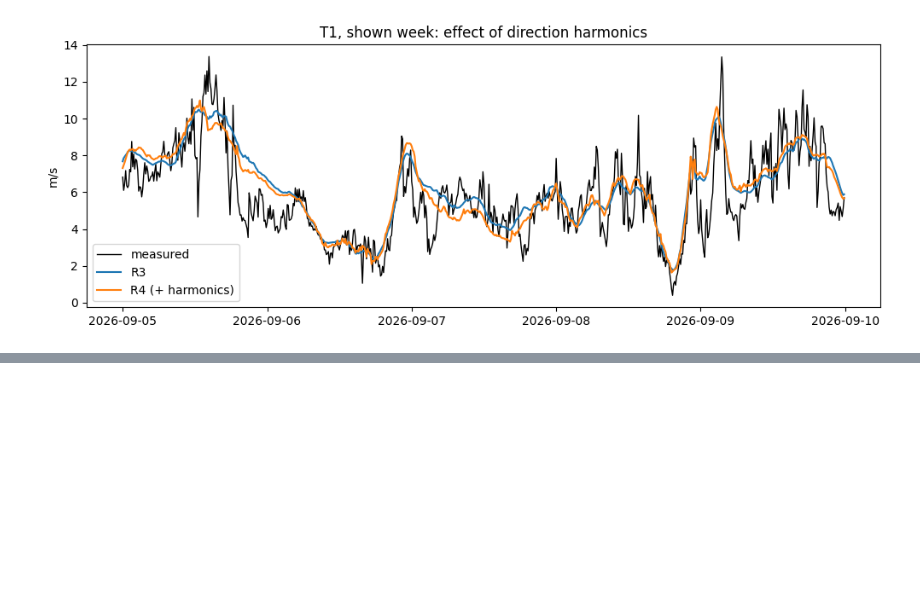
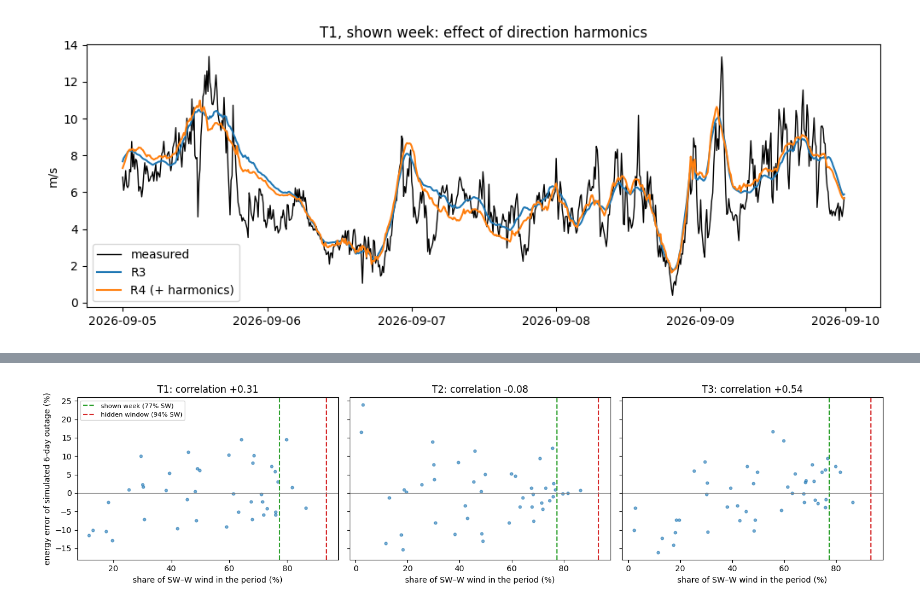
Before and after one commit to AdrianBodrug/Gone-with-the-wind-BayWe-Challenge, a Jupyter notebook: notebooks/data_analysis.ipynb, the cells around one changed output, grey strips where cells are left out. Cells and saved outputs as stored; diff of their text form; code cells hidden in the pictures; blank space fills up the shorter version.

```diff
--- a/notebooks/data_analysis.ipynb
+++ b/notebooks/data_analysis.ipynb
@@ -2175,0 +2291,37 @@ plt.show()
+# %%
+def circmean(df):
+    x = np.deg2rad(df)
+    return np.rad2deg(np.arctan2(np.sin(x).mean(axis=1), np.cos(x).mean(axis=1))) % 360
+
+dir_O = circmean(wide["wind_direction"][["O1", "O2"]])
+sw = ((dir_O >= 200) & (dir_O <= 290)).astype(float).where(dir_O.notna())     # SW-W: T1's wake directions
+
+def simulated_windows(t, steps, min_cover=0.9, min_energy_frac=0.1):
+    """Every simulated outage of `steps` steps: energy error and share of SW-W wind."""
+    pe, pt = oos[t]["pe"], oos[t]["pt"]
+    both = pe.notna() & pt.notna()
+    rows = []
+    for i in range(0, len(full_idx) - steps + 1, max(36, steps // 4)):
+        m = both.iloc[i:i + steps]
+        if m.mean() >= min_cover:
+            rows.append({"start": full_idx[i], "e_pred": pe.iloc[i:i + steps][m].sum(),
+                         "e_true": pt.iloc[i:i + steps][m].sum(), "sw_share": sw.iloc[i:i + steps].mean()})
+    w = pd.DataFrame(rows)
+    w = w[w["e_true"] >= min_energy_frac * w["e_true"].median()].copy()
+    w["rel_err"] = w["e_pred"] / w["e_true"] - 1
+    return w
+
+sw_shown, sw_hidden = sw[shown].mean(), sw[hidden_mask].mean()
+fig, axes = plt.subplots(1, len(targets), figsize=(15, 3.8), sharey=True)
+for ax, t in zip(axes, targets):
+    w = simulated_windows(t, int(shown.sum()))
+    ax.scatter(w["sw_share"] * 100, w["rel_err"] * 100, s=12, alpha=0.6)
+    ax.axvline(sw_shown * 100, color="tab:green", ls="--", label=f"shown week ({sw_shown:.0%} SW)")
+    ax.axvline(sw_hidden * 100, color="tab:red", ls="--", label=f"hidden window ({sw_hidden:.0%} SW)")
+    ax.axhline(0, color="grey", lw=0.8)
+    ax.set_title(f"{t}: correlation {w['sw_share'].corr(w['rel_err']):+.2f}")
+    ax.set_xlabel("share of SW–W wind in the period (%)")
+axes[0].set_ylabel("energy error of simulated 6-day outage (%)"); axes[0].legend(fontsize=8)
+plt.tight_layout(); plt.show()
+# %% [output]
+[figure, added]
```
Also changed, not shown: parts of 12 cells of this notebook, 1 other file.
